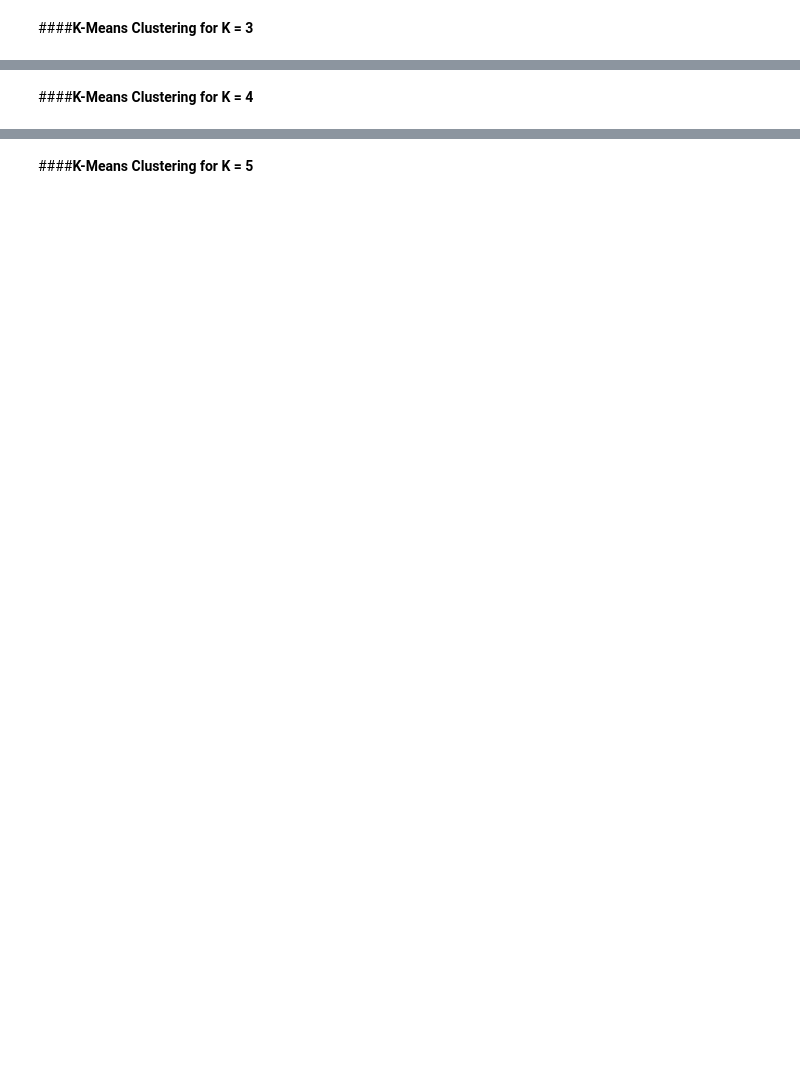
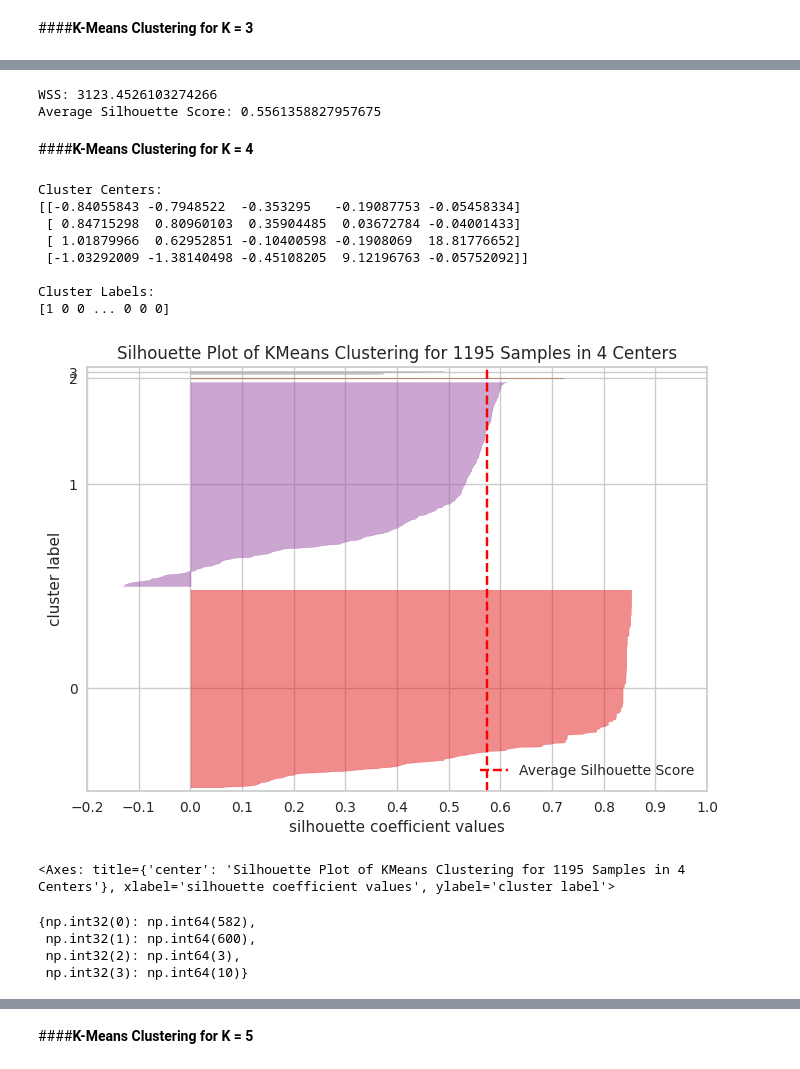
Before and after one commit to Falhebshi/Data-Mining, a Jupyter notebook: Phase3.ipynb, the cells around one changed output, grey strips where cells are left out. Drawn from its saved outputs; the diff is of its cells as text; code cells hidden in the pictures; blank space fills up the shorter version.

```diff
--- a/Phase3.ipynb
+++ b/Phase3.ipynb
@@ -1224,7 +1268,7 @@ from sklearn.cluster import KMeans
 from sklearn.metrics import silhouette_score
 import pandas as pd
 
-kmeans = KMeans(n_clusters=3, random_state=4500, n_init=10)
+kmeans = KMeans(n_clusters=3, random_state=4500, n_init='auto')
 kmeans.fit(df_scaled)
 labels = kmeans.labels_
 
@@ -1237,6 +1281,9 @@ silhouette_avg = silhouette_score(df_scaled, labels)
 # Print the evaluation metrics
 print("WSS:", wss)
 print("Average Silhouette Score:", silhouette_avg)
+# %% [output]
+WSS: 3123.4526103274266
+Average Silhouette Score: 0.5561358827957675
 # %%
 #PCA
 # %% [markdown]
@@ -1244,21 +1291,41 @@ print("Average Silhouette Score:", silhouette_avg)
 # %%
 import numpy as np
 from sklearn.cluster import KMeans
 import matplotlib.pyplot as plt
 from yellowbrick.cluster import SilhouetteVisualizer
 
 np.random.seed(4500)
 
-kmeans = KMeans(n_clusters=4, random_state=4500, n_init=10)
+kmeans = KMeans(n_clusters=4, random_state=4500, n_init='auto')
 kmeans_result = kmeans.fit(df_scaled)
 
 
 print("Cluster Centers:")
 print(kmeans_result.cluster_centers_)
 print("\nCluster Labels:")
 print(kmeans_result.labels_)
 
 visualizer = SilhouetteVisualizer(kmeans, color='yellowbrick')
 
 visualizer.fit(df_scaled)
 visualizer.show()
+# %% [output]
+Cluster Centers:
+[[-0.84055843 -0.7948522  -0.353295   -0.19087753 -0.05458334]
+ [ 0.84715298  0.80960103  0.35904485  0.03672784 -0.04001433]
+ [ 1.01879966  0.62952851 -0.10400598 -0.1908069  18.81776652]
+ [-1.03292009 -1.38140498 -0.45108205  9.12196763 -0.05752092]]
+
+Cluster Labels:
+[1 0 0 ... 0 0 0]
+[figure, added]
+<Axes: title={'center': 'Silhouette Plot of KMeans Clustering for 1195 Samples in 4 Centers'}, xlabel='silhouette coefficient values', ylabel='cluster label'>
+# %%
+import numpy as np
+unique, counts = np.unique(kmeans.labels_, return_counts=True)
+dict(zip(unique, counts))
+# %% [output]
+{np.int32(0): np.int64(582),
+ np.int32(1): np.int64(600),
+ np.int32(2): np.int64(3),
+ np.int32(3): np.int64(10)}
```
Also changed, not shown: parts of 28 cells of this notebook.
